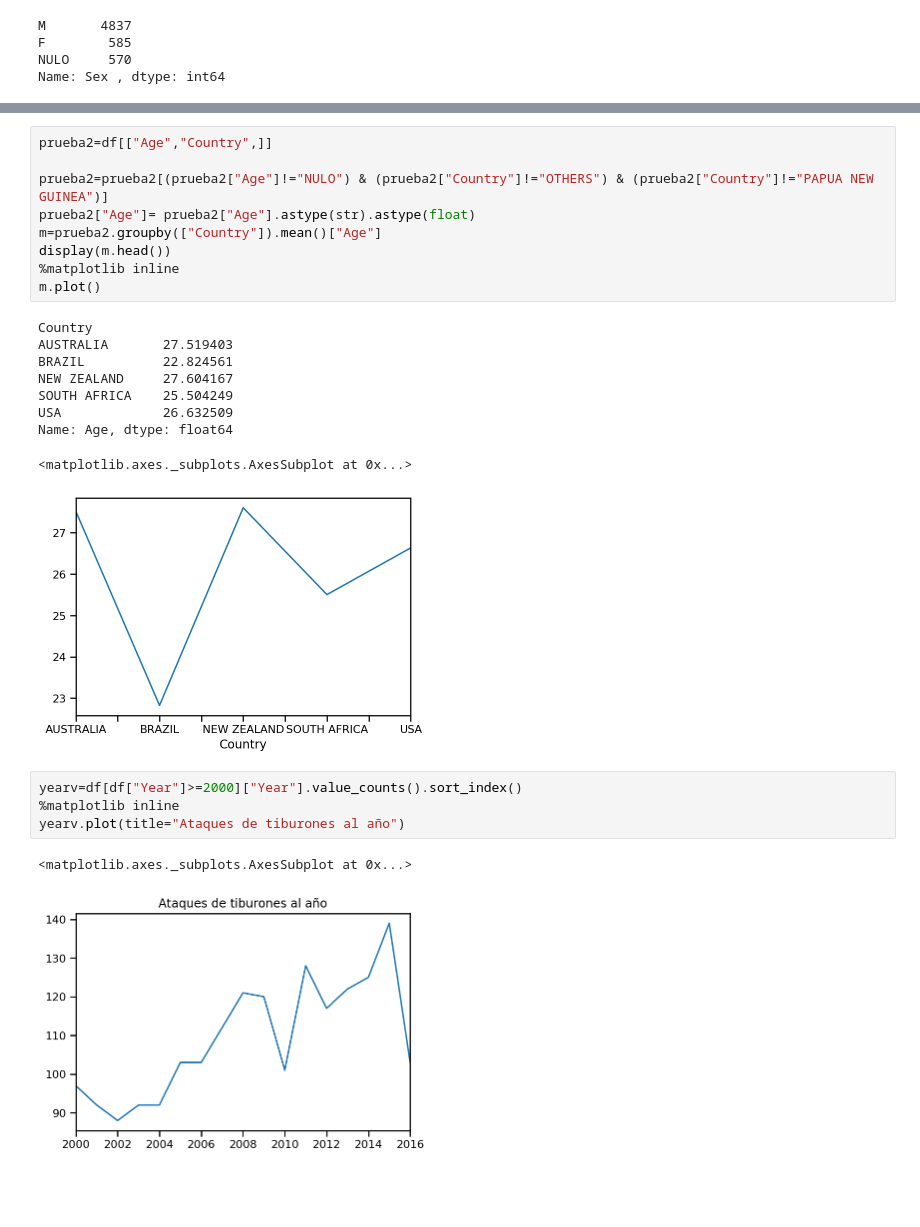
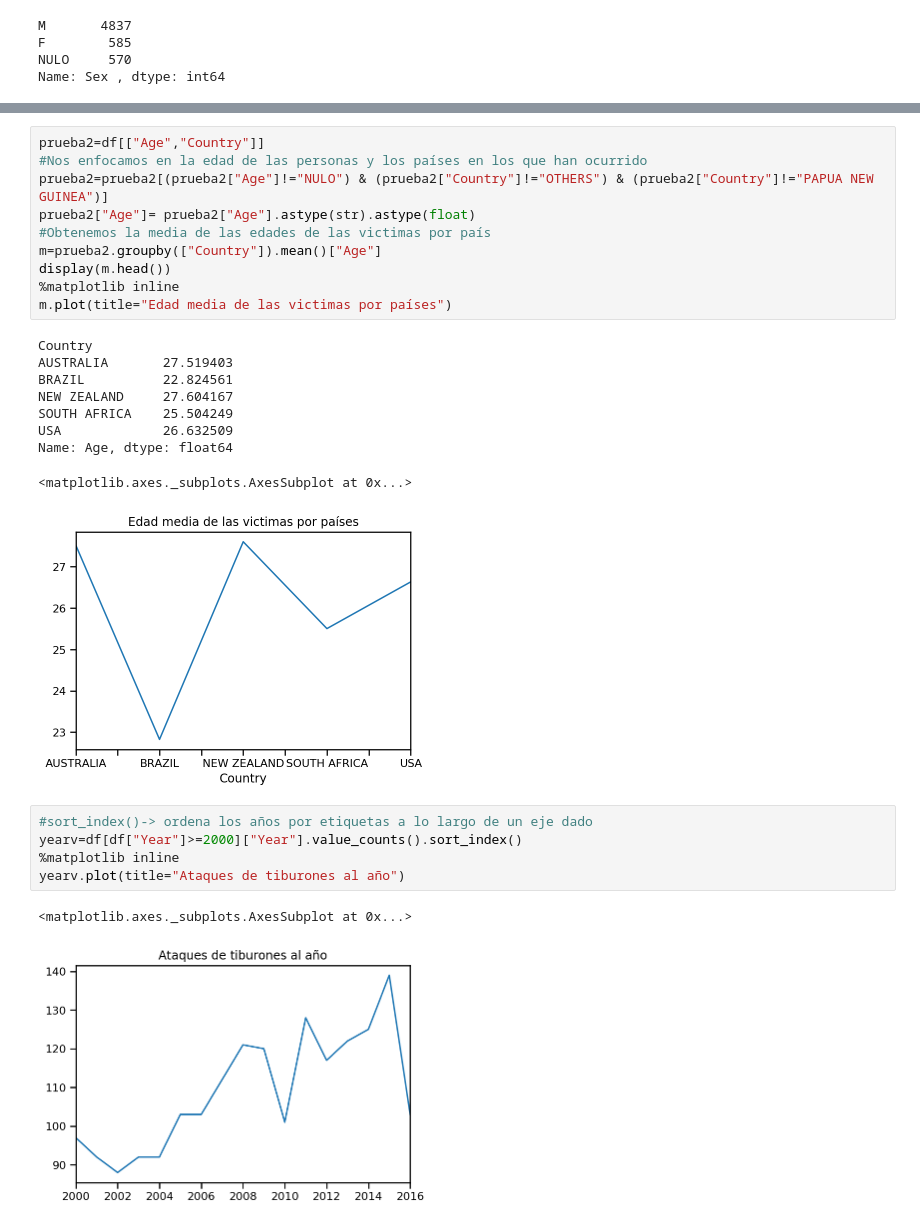
Before and after one commit to ironhack-datalabs/datamad0619, a Jupyter notebook: module-1/pandas-project/your-code/Untitled.ipynb, the cells around one changed output, grey strips where cells are left out. Cells and saved outputs as stored; diff of their text form; blank space fills up the shorter version.

```diff
--- a/module-1/pandas-project/your-code/Untitled.ipynb
+++ b/module-1/pandas-project/your-code/Untitled.ipynb
@@ -699,23 +704,25 @@ sns.pairplot(data)
 # %%
-prueba2=df[["Age","Country",]]
-
+prueba2=df[["Age","Country"]]
+#Nos enfocamos en la edad de las personas y los países en los que han ocurrido
 prueba2=prueba2[(prueba2["Age"]!="NULO") & (prueba2["Country"]!="OTHERS") & (prueba2["Country"]!="PAPUA NEW GUINEA")]
 prueba2["Age"]= prueba2["Age"].astype(str).astype(float)
+#Obtenemos la media de las edades de las victimas por país
 m=prueba2.groupby(["Country"]).mean()["Age"]
 display(m.head())
 %matplotlib inline
-m.plot()
+m.plot(title="Edad media de las victimas por países")
 # %% [output]
 Country
 AUSTRALIA       27.519403
 BRAZIL          22.824561
 NEW ZEALAND     27.604167
 SOUTH AFRICA    25.504249
 USA             26.632509
 Name: Age, dtype: float64
 <matplotlib.axes._subplots.AxesSubplot at 0x...>
-[figure, old version]
+[figure, new version]
 # %%
+#sort_index()-> ordena los años por etiquetas a lo largo de un eje dado
 yearv=df[df["Year"]>=2000]["Year"].value_counts().sort_index()
 %matplotlib inline
 yearv.plot(title="Ataques de tiburones al año")
```
Also changed, not shown: parts of 7 cells of this notebook.
